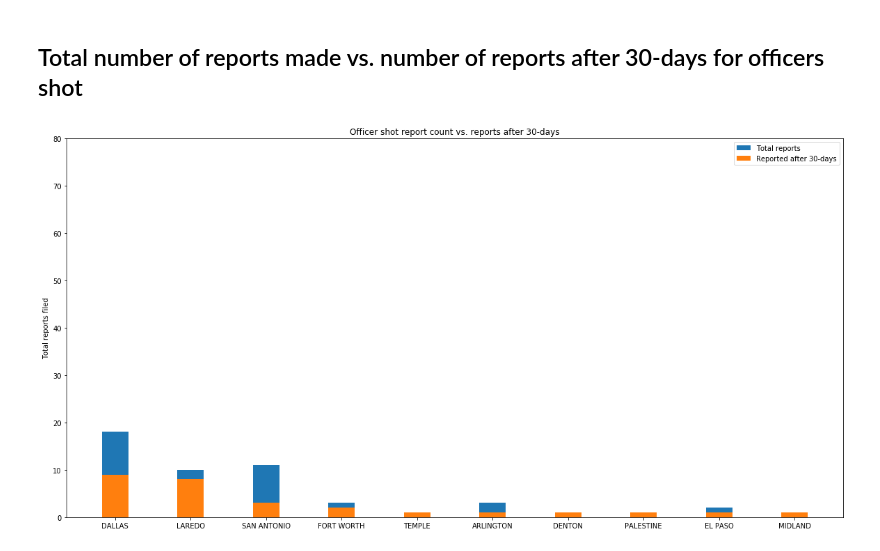
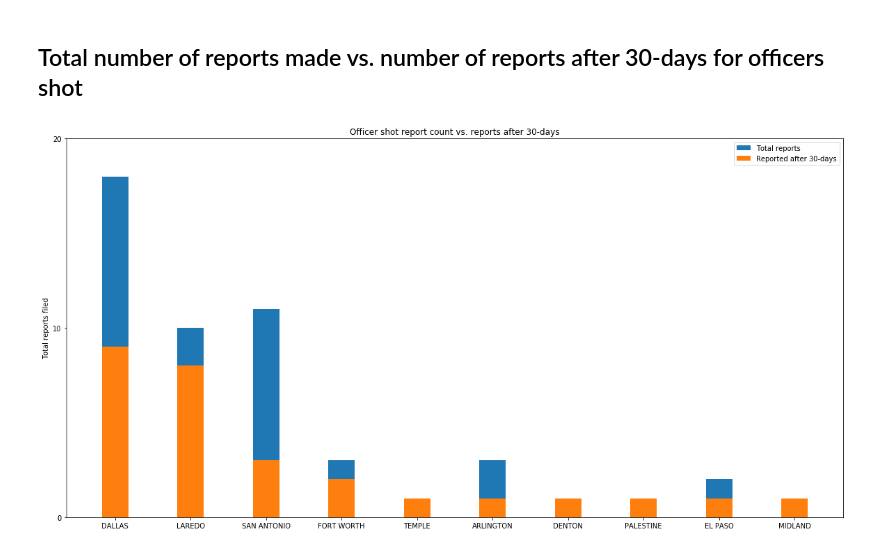
Before and after one commit to texas-justice-initiative/analysis, a Jupyter notebook: analyses/report_dates/date_report_diff.ipynb, the cells around one changed output. Cells and saved outputs as stored; diff of their text form; code cells hidden in the pictures.

```diff
--- a/analyses/report_dates/date_report_diff.ipynb
+++ b/analyses/report_dates/date_report_diff.ipynb
@@ -479,8 +473,8 @@ over_off_count_df_asc
 | 46 | KRESS | 0 | 1 | 0.000000 |
 | 47 | RICHARDSON | 0 | 1 | 0.000000 |
 # %%
-over_off_count_df_asc_10 = over_off_count_df_asc[0:10]
-over_off_count_df_asc_10
+over_off_count_df_asc_list = over_off_count_df_asc[0:10]
+over_off_count_df_asc_list
 # %% [output]
 |  | City | Total_Over30 | Total | Prop_Over30 |
 | 0 | DALLAS | 9 | 18 | 0.500000 |
@@ -496,19 +490,19 @@ over_off_count_df_asc_10
 # %% [markdown]
 ## Total number of reports made vs. number of reports after 30-days for officers shot
 # %%
-N = len(over_off_count_df_asc_10)
+N = len(over_off_count_df_asc_list)
 ind = np.arange(N)    # the x locations for the groups
 width = 0.35       # the width of the bars: can also be len(x) sequence
 
-p1 = plt.bar(ind, over_off_count_df_asc_10['Total'], width)
-p2 = plt.bar(ind, over_off_count_df_asc_10['Total_Over30'], width, bottom=0)
+p1 = plt.bar(ind, over_off_count_df_asc_list['Total'], width)
+p2 = plt.bar(ind, over_off_count_df_asc_list['Total_Over30'], width, bottom=0)
 
 plt.ylabel('Total reports filed')
 plt.title('Officer shot report count vs. reports after 30-days')
-plt.xticks(ind, (over_off_count_df_asc_10['City']))
-plt.yticks(np.arange(0, 81, 10))
+plt.xticks(ind, (over_off_count_df_asc_list['City']))
+plt.yticks(np.arange(0, np.max(over_off_count_df_asc_list.Total)+10, 10))
 plt.legend((p1[0], p2[0]), ('Total reports', 'Reported after 30-days'))
 
 plt.show()
 # %% [output]
-[figure, old version]
+[figure, new version]
```
Also changed, not shown: parts of 47 cells of this notebook.
